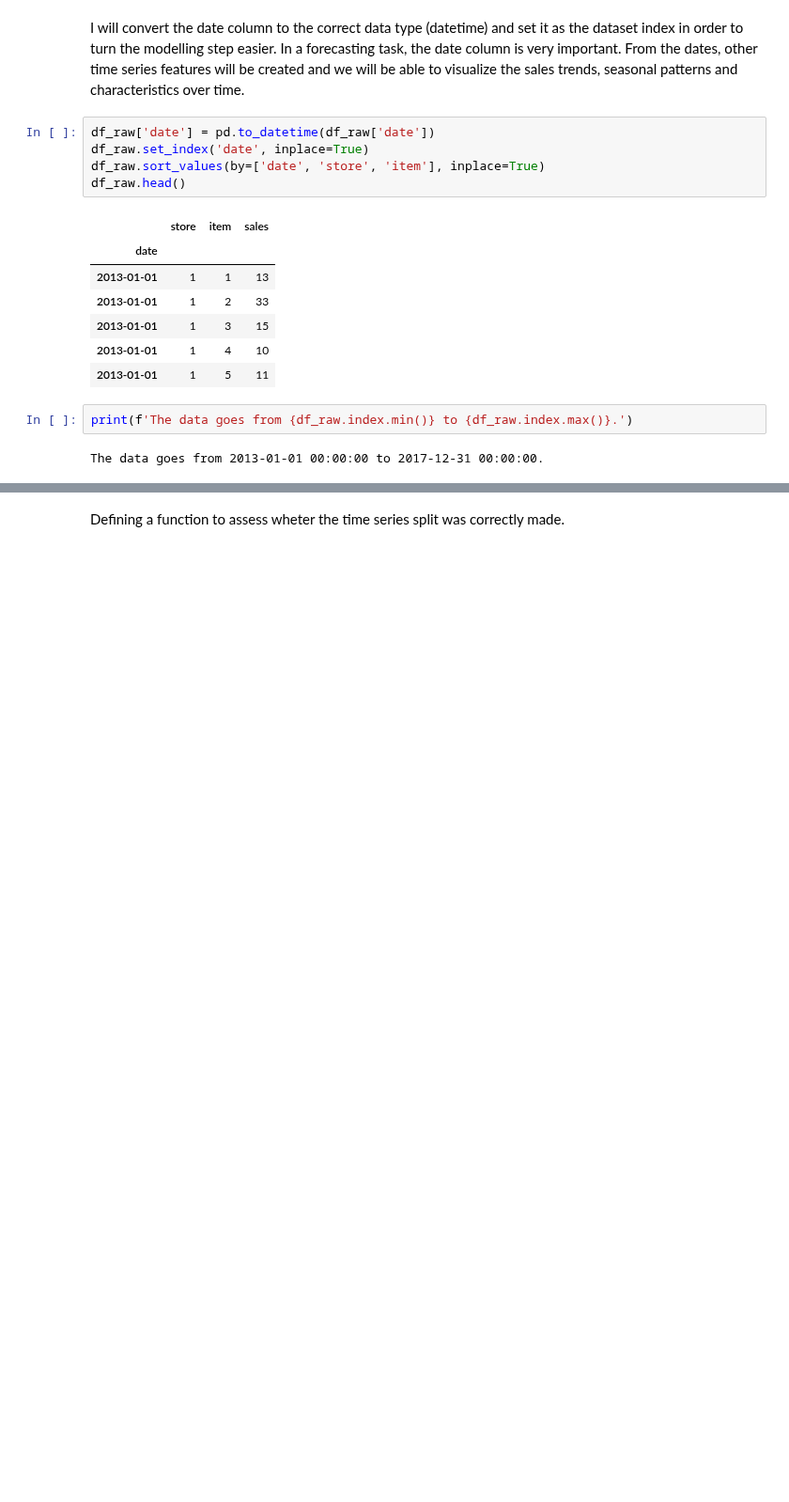
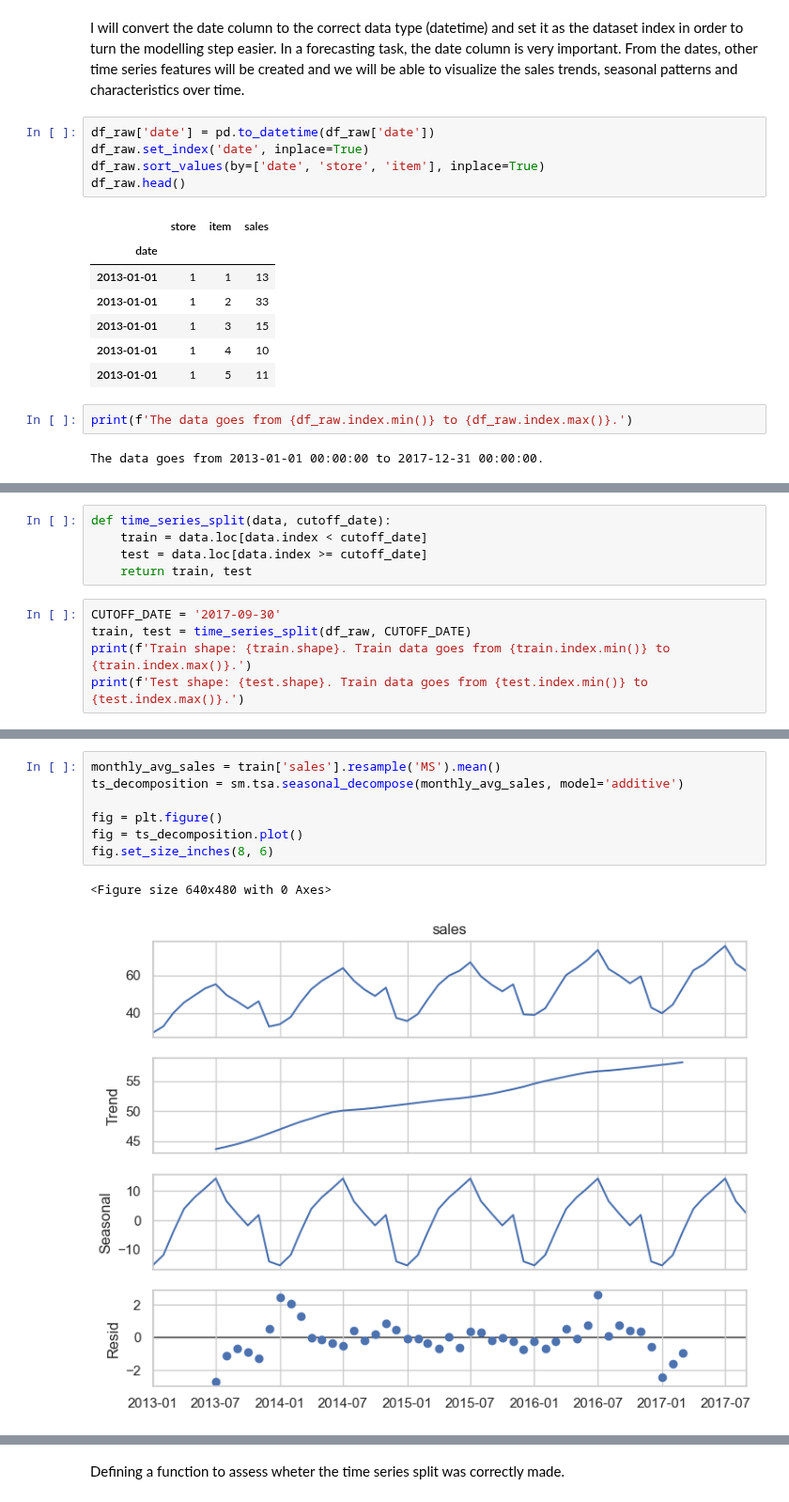
Before and after one commit to allmeidaapedro/Store-Item-Demand-Forecasting, a Jupyter notebook: notebooks/modelling.ipynb, the cells around one changed output, grey strips where cells are left out. Shown at 94% size. Drawn from its saved outputs; the diff is of its cells as text; blank space fills up the shorter version.

Commit message:
Adjustments to isolate test set and final model obtained

```diff
--- a/notebooks/modelling.ipynb
+++ b/notebooks/modelling.ipynb
@@ -73,0 +83,10 @@ The data goes from 2013-01-01 00:00:00 to 2017-12-31 00:00:00.
+# %%
+def time_series_split(data, cutoff_date):
+    train = data.loc[data.index < cutoff_date]
+    test = data.loc[data.index >= cutoff_date]
+    return train, test
+# %%
+CUTOFF_DATE = '2017-09-30'
+train, test = time_series_split(df_raw, CUTOFF_DATE)
+print(f'Train shape: {train.shape}. Train data goes from {train.index.min()} to {train.index.max()}.')
+print(f'Test shape: {test.shape}. Train data goes from {test.index.min()} to {test.index.max()}.')
@@ -73,0 +119,10 @@ The data goes from 2013-01-01 00:00:00 to 2017-12-31 00:00:00.
+# %%
+monthly_avg_sales = train['sales'].resample('MS').mean()
+ts_decomposition = sm.tsa.seasonal_decompose(monthly_avg_sales, model='additive')
+
+fig = plt.figure()
+fig = ts_decomposition.plot()
+fig.set_size_inches(8, 6)
+# %% [output]
+<Figure size 640x480 with 0 Axes>
+[figure, added]
```
Also changed, not shown: parts of 54 cells of this notebook, 1 other file.
